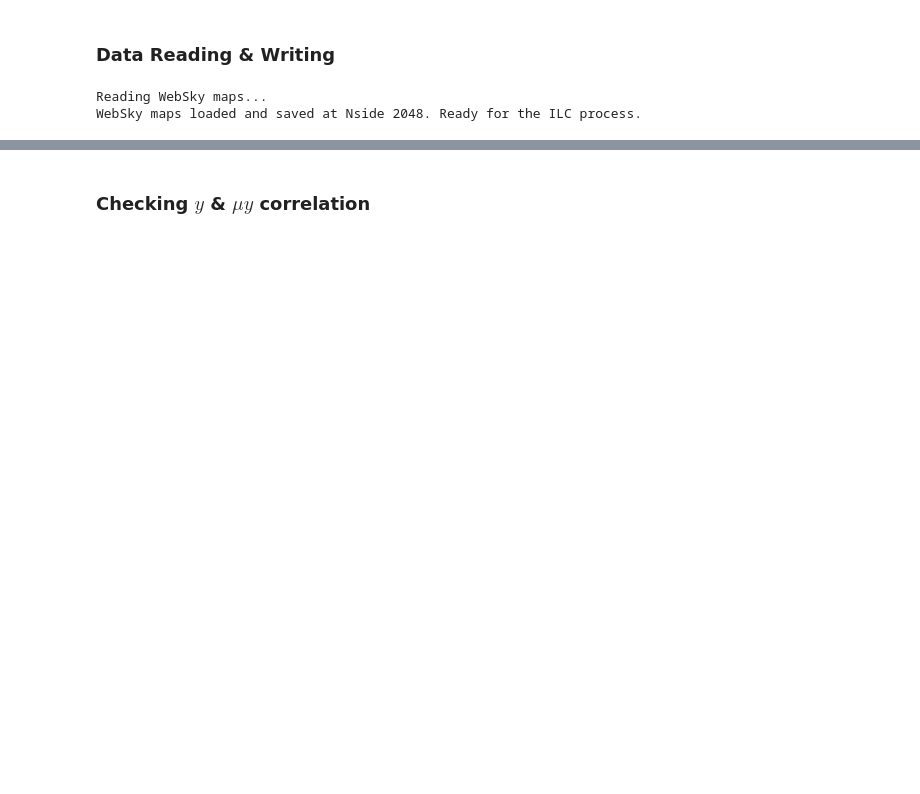
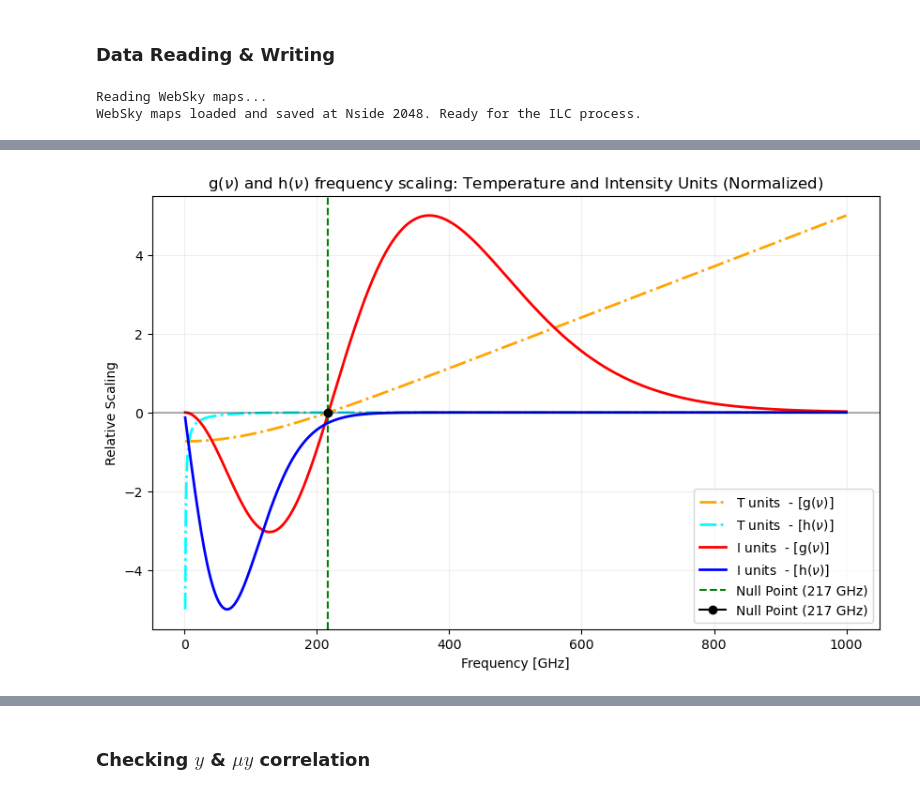
Before and after one commit to JoanRibotOliver/TFM, a Jupyter notebook: WebSky_data_processing.ipynb, the cells around one changed output, grey strips where cells are left out. Cells and saved outputs as stored; diff of their text form; code cells hidden in the pictures; blank space fills up the shorter version.

```diff
--- a/WebSky_data_processing.ipynb
+++ b/WebSky_data_processing.ipynb
@@ -168,3 +134,61 @@ plt.show()
+# %%
+### 3. Compare the tSZ frequency scalings in Intensity and Temperature units ###
+
+def get_tsz_g_intensity_scaling(nu_ghz):
+    """The Intensity distortion shape (MJy/sr units)"""
+    x = get_physics_constants(nu_ghz)
+    # This factor converts dT to dI
+    conversion_factor = (x**4 * np.exp(x)) / (np.exp(x) - 1)**2
+    return conversion_factor * get_tsz_g(nu_ghz)
+
+def get_tsz_h_intensity_scaling(nu_ghz):
+    """The Taylor expansion function in Intensity units"""
+    x = get_physics_constants(nu_ghz)
+    # This factor converts dT to dI
+    conversion_factor = (x**4 * np.exp(x)) / (np.exp(x) - 1)**2
+    return conversion_factor * get_tsz_h(nu_ghz)
+
+# Frequencies for plotting
+nu = np.linspace(1, 1000, 1000)
+frequencies = [30, 44, 70, 100, 143, 217, 353, 545, 857] # Planck frequencies in GHz
+
+g = get_tsz_g(nu)
+h = get_tsz_h(nu)
+
+g_int = get_tsz_g_intensity_scaling(nu)
+h_int = get_tsz_h_intensity_scaling(nu)
+
+# Normalize the Intensity scaling just for visual comparison
+g_norm = g / np.max(np.abs(g))
+h_norm = h / np.max(np.abs(h))
+
+g_int_norm = g_int / np.max(np.abs(g_int))
+h_int_norm = h_int / np.max(np.abs(h_int))
+
+# Plotting
+plt.figure(figsize=(10, 6))
+
+# Scalings for Temperature and Intensity
+plt.plot(nu, g_norm * 5, label=rf"T units  - [g($\nu$)]", color='orange', lw=2, linestyle='-.')
+plt.plot(nu, h_norm * 5, label=rf"T units  - [h($\nu$)]", color='cyan', lw=2, linestyle='-.')
+plt.plot(nu, g_int_norm * 5, label=rf"I units  - [g($\nu$)]", color='red', lw=2, linestyle='-')
+plt.plot(nu, h_int_norm * 5, label=rf"I units  - [h($\nu$)]", color='blue', lw=2, linestyle='-')
+
+# Null Point and baseline
+plt.axhline(0, color='black', alpha=0.3)
+plt.axvline(217, color='green', linestyle='--', label='Null Point (217 GHz)')
+plt.plot(217,0, marker='o', color='black', label='Null Point (217 GHz)')
+
+# Final touches
+plt.title(rf"g($\nu$) and h($\nu$) frequency scaling: Temperature and Intensity Units (Normalized)")
+plt.xlabel("Frequency [GHz]")
+plt.ylabel("Relative Scaling")
+plt.legend()
+plt.grid(True, alpha=0.2)
+plt.savefig("/Users/joanribot/Desktop/Física/Màster UC - UIMP/2n semestre/TFM/Codes/Figures/Scaling_Functions/Intensity_and_Temperature_Scalings.pdf", bbox_inches='tight', dpi=300)
+plt.show()
+# %% [output]
+[figure, added]
 # %%
 ### 4. Create the noise and finally the data_cube_32 (muK units) at different frequencies as a supperposition of layers ###
 
```
Also changed, not shown: parts of 11 cells of this notebook, 14 other files.
